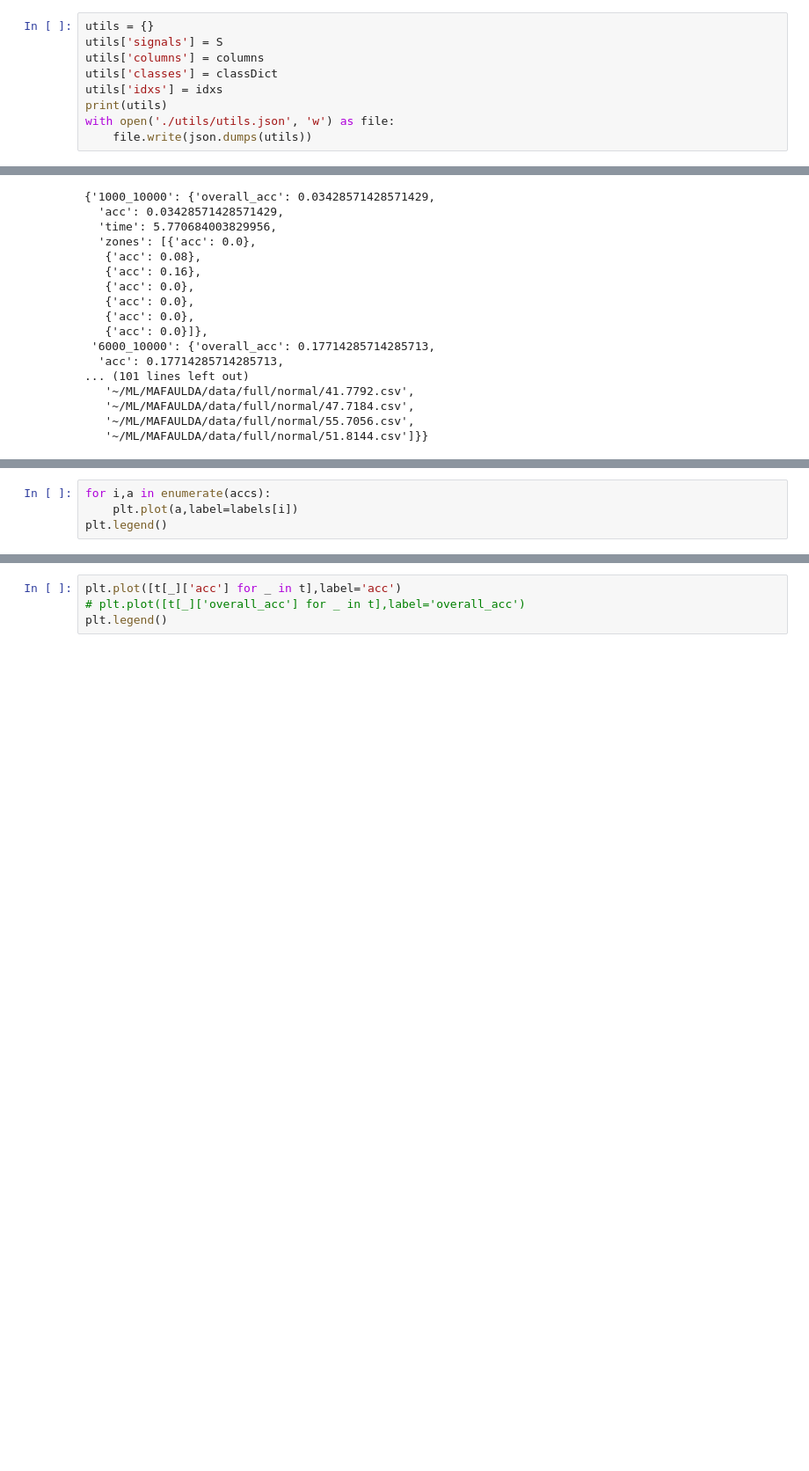
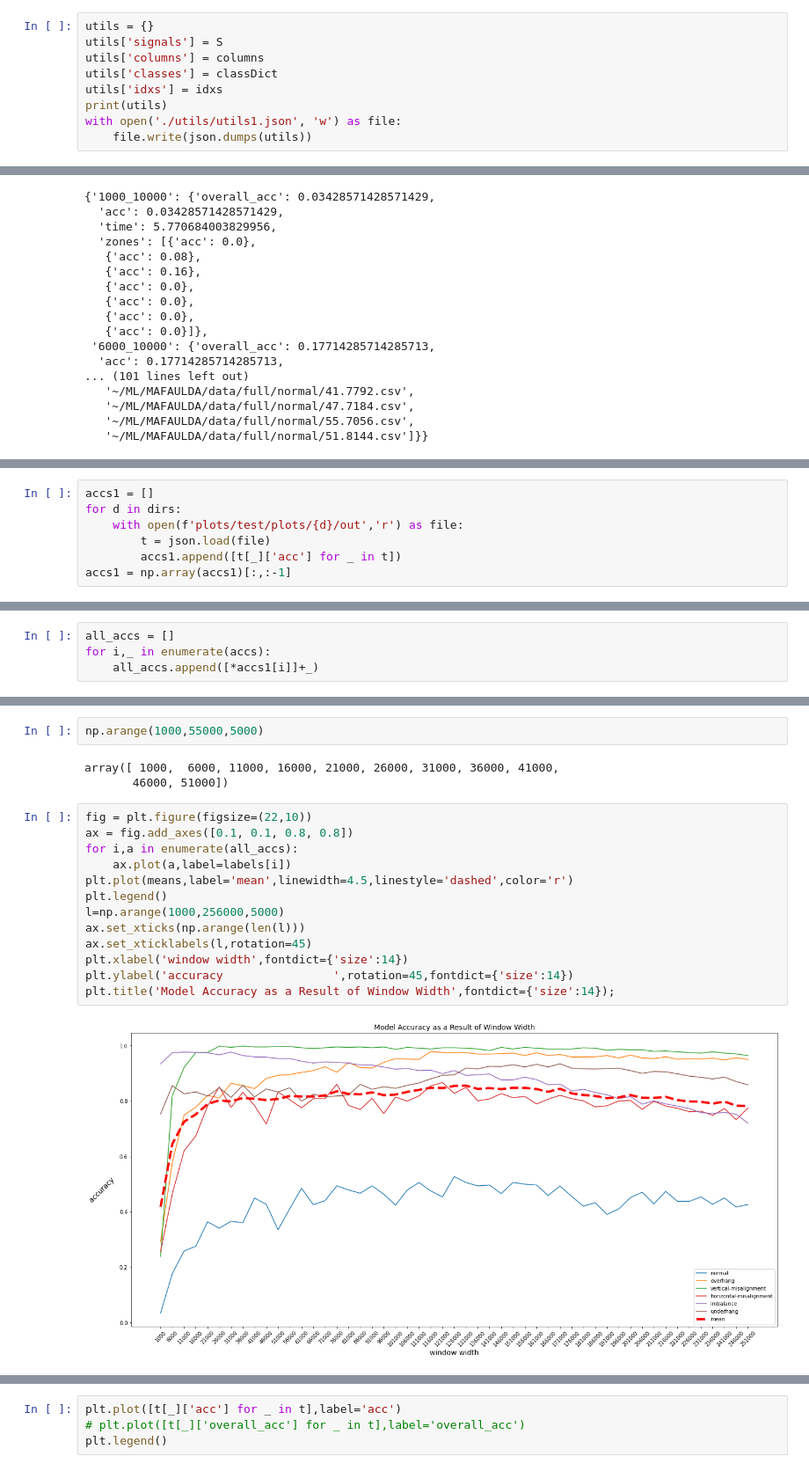
Before and after one commit to nprzybylski/window, a Jupyter notebook: sliding window.ipynb, the cells around one changed output, grey strips where cells are left out. Shown at 88% size. Drawn from its saved outputs; the diff is of its cells as text; blank space fills up the shorter version.

```diff
--- a/sliding window.ipynb
+++ b/sliding window.ipynb
@@ -785,7 +784,7 @@ utils['columns'] = columns
 utils['classes'] = classDict
 utils['idxs'] = idxs
 print(utils)
-with open('./utils/utils.json', 'w') as file:
+with open('./utils/utils1.json', 'w') as file:
     file.write(json.dumps(utils))
 # %% [output]
 {'signals': ['tachometerSignal', 'axialUnderhang', 'radialUnderhang', 'tangentialUnderhang', 'axialOverhang', 'radialOverhang', 'tangentialOverhang', 'microphone'], 'columns': ['axialUnderhang-Entropy ...
@@ -1103,4 +1093,0 @@ for d in dirs:
-# %%
-for i,a in enumerate(accs):
-    plt.plot(a,label=labels[i])
-plt.legend()
@@ -1129,0 +1102,7 @@ t
+# %%
+accs1 = []
+for d in dirs:
+    with open(f'plots/test/plots/{d}/out','r') as file:
+        t = json.load(file)
+        accs1.append([t[_]['acc'] for _ in t])
+accs1 = np.array(accs1)[:,:-1]
@@ -1129,0 +1122,4 @@ t
+# %%
+all_accs = []
+for i,_ in enumerate(accs):
+    all_accs.append([*accs1[i]]+_)
@@ -1129,0 +1130,20 @@ t
+# %%
+np.arange(1000,55000,5000)
+# %% [output]
+array([ 1000,  6000, 11000, 16000, 21000, 26000, 31000, 36000, 41000,
+       46000, 51000])
+# %%
+fig = plt.figure(figsize=(22,10))
+ax = fig.add_axes([0.1, 0.1, 0.8, 0.8])
+for i,a in enumerate(all_accs):
+    ax.plot(a,label=labels[i])
+plt.plot(means,label='mean',linewidth=4.5,linestyle='dashed',color='r')
+plt.legend()
+l=np.arange(1000,256000,5000)
+ax.set_xticks(np.arange(len(l)))
+ax.set_xticklabels(l,rotation=45)
+plt.xlabel('window width',fontdict={'size':14})
+plt.ylabel('accuracy                ',rotation=45,fontdict={'size':14})
+plt.title('Model Accuracy as a Result of Window Width',fontdict={'size':14});
+# %% [output]
+[figure, added]
```
Also changed, not shown: parts of 33 cells of this notebook, 4 other files.
